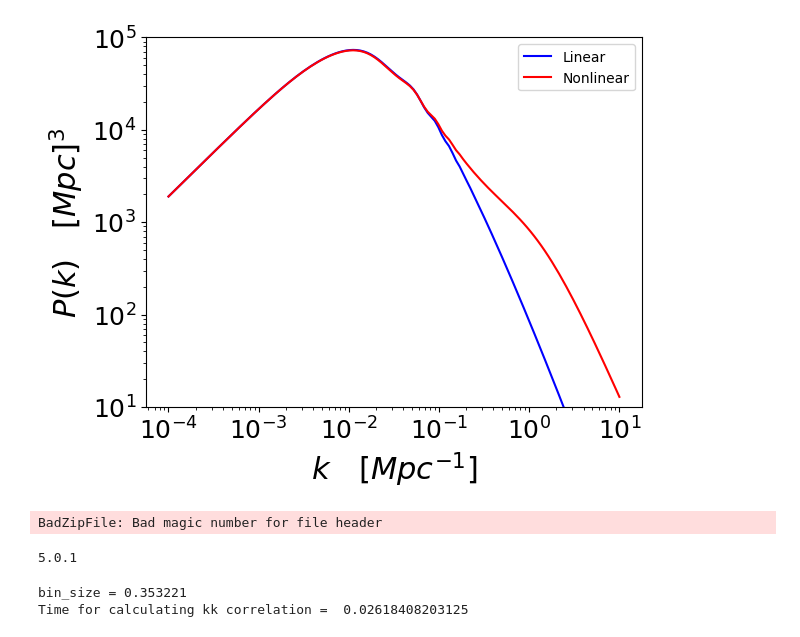
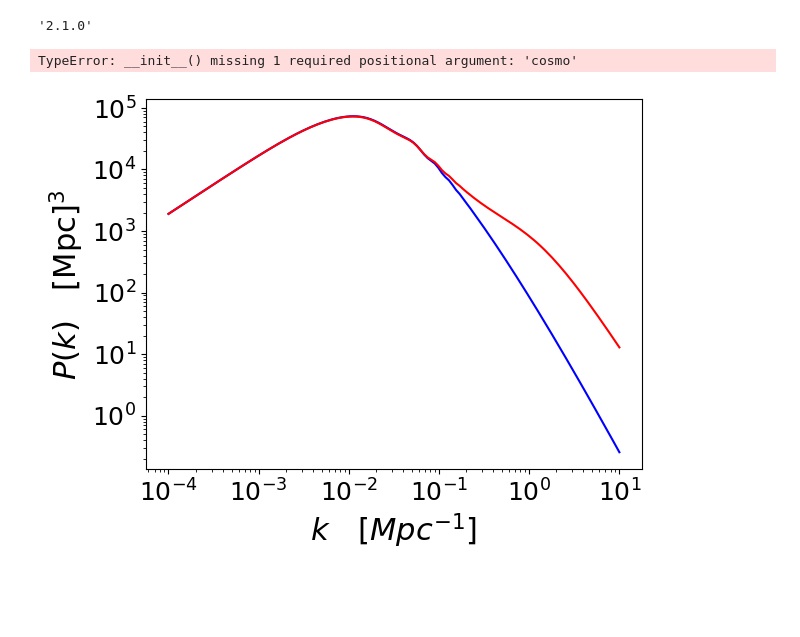
Before and after one commit to atokiwaipmu/LensingSSC, a Jupyter notebook: notebook/ssc_theory.ipynb, the cells around one changed output. Drawn from its saved outputs; the diff is of its cells as text; code cells hidden in the pictures; blank space fills up the shorter version.

```diff
--- a/notebook/ssc_theory.ipynb
+++ b/notebook/ssc_theory.ipynb
@@ -8,0 +13,4 @@ from glob import glob
+# %%
+ccl.__version__
+# %% [output]
+'2.1.0'
@@ -9,41 +25,39 @@ from glob import glob
 # %%
 cosmo = ccl.Cosmology(Omega_c=0.27, Omega_b=0.045, h=0.67, sigma8=0.8, n_s=0.96,
-                      Neff=0,m_nu=0,Omega_k=0,transfer_function='eisenstein_hu',
-                      matter_power_spectrum='halofit')
-#cosmo = ccl.Cosmology(Omega_c=0.27, Omega_b=0.045, h=0.67, A_s=2.1e-9, n_s=0.96, transfer_function='boltzmann_class')
+                      Neff=0,m_nu=0,Omega_k=0,transfer_function='eisenstein_hu')
 
 mass_def = ccl.halos.MassDef('vir', 'matter')
-hmf = ccl.halos.MassFuncSheth99(cosmo=cosmo, mass_def=mass_def,mass_def_strict=False,use_delta_c_fit=True)
-hbf = ccl.halos.HaloBiasSheth99(cosmo=cosmo, mass_def=mass_def,mass_def_strict=False)
-cM = ccl.halos.ConcentrationDuffy08(mdef=mass_def)
-prf = ccl.halos.HaloProfileNFW(c_M_relation=cM)
-hmc = ccl.halos.HMCalculator(cosmo=cosmo, massfunc=hmf, hbias=hbf,mass_def=mass_def)
+hmf = ccl.halos.MassFuncSheth99(mass_def=mass_def,mass_def_strict=False,use_delta_c_fit=True)
+hbf = ccl.halos.HaloBiasSheth99(mass_def=mass_def,mass_def_strict=False)
+cM = ccl.halos.ConcentrationDuffy08(mass_def=mass_def)
+prf = ccl.halos.HaloProfileNFW(mass_def=mass_def, concentration=cM)
+hmc = ccl.halos.HMCalculator(mass_function=hmf, halo_bias=hbf,mass_def=mass_def)
+# %% [output]
+TypeError: __init__() missing 1 required positional argument: 'cosmo'
 # %%
 # Wavenumber
 kmin=1e-4
 kmax=1e1
 nk=128
 k = np.logspace(np.log10(kmin), np.log10(kmax), nk)
 
 # Scale factor
 a = 1.
 
 # Calculate different P(k)
-pk_li = ccl.linear_matter_power(cosmo, k, a)
+pk_lin = ccl.linear_matter_power(cosmo, k, a)
 pk_nl = ccl.nonlin_matter_power(cosmo, k, a)
-#pk_hm = ccl.halos.halomod_power_spectrum(cosmo, hmc, k, a, prf, normprof1=True)
 
-plt.plot(k, pk_li, 'b-',  label='Linear')
-#plt.plot(k, pk_hm, 'g-',  label='Halo model')
-plt.plot(k, pk_nl, 'r-',  label='Nonlinear')
+plt.plot(k, pk_lin, 'b-')
+plt.plot(k, pk_nl, 'r-')
+
 plt.xscale('log')
 plt.yscale('log')
+plt.xlabel('$k\quad[Mpc^{-1}]$', fontsize = 22)
+plt.ylabel('$P(k)\quad[{\\rm Mpc}]^3$', fontsize=22)
 plt.xticks(fontsize=18)
 plt.yticks(fontsize=18)
-plt.xlabel(r'$k\quad[Mpc^{-1}]$',fontsize=22)
-plt.ylabel(r'$P(k)\quad[Mpc]^3$',fontsize=22)
-plt.ylim([1e1,1e5])
-plt.legend()
+
 plt.show()
 # %% [output]
-[figure, old version]
+[figure, new version]
@@ -52,6 +63,0 @@ import treecorr
-# %%
-ra_dec = np.load('./data/ra_dec.npz')
-ra = ra_dec['ra']
-dec = ra_dec['dec']
-# %% [output]
-BadZipFile: Bad magic number for file header
@@ -60,5 +63,0 @@ kappa = hp.read_map('/lustre/work/akira.tokiwa/Projects/LensingSSC/data/bigbox/r
-# %%
-# version of treecorr
-print(treecorr.__version__)
-# %% [output]
-5.0.1
@@ -69,10 +63,0 @@ kk = treecorr.KKCorrelation(min_sep=1, max_sep=200, nbins=15, sep_units='arcmin'
-# %%
-import time
-print('bin_size = %.6f'%kk.bin_size)
-t1 = time.time()
-kk.process(cat)  # Takes approx 1 minute / million objects
-t2 = time.time()
-print('Time for calculating kk correlation = ',t2-t1)
-# %% [output]
-bin_size = 0.353221
-Time for calculating kk correlation =  0.02618408203125
```
Also changed, not shown: parts of 29 cells of this notebook, 1 other file.
